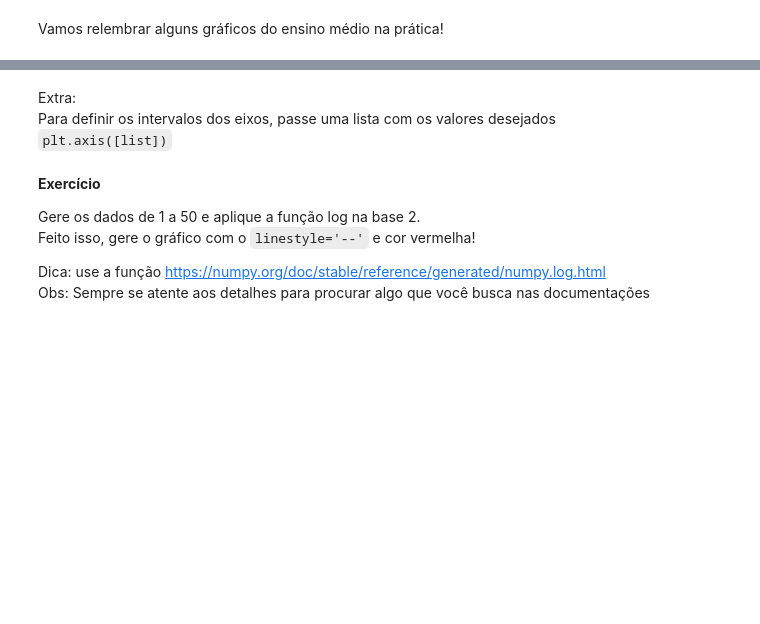
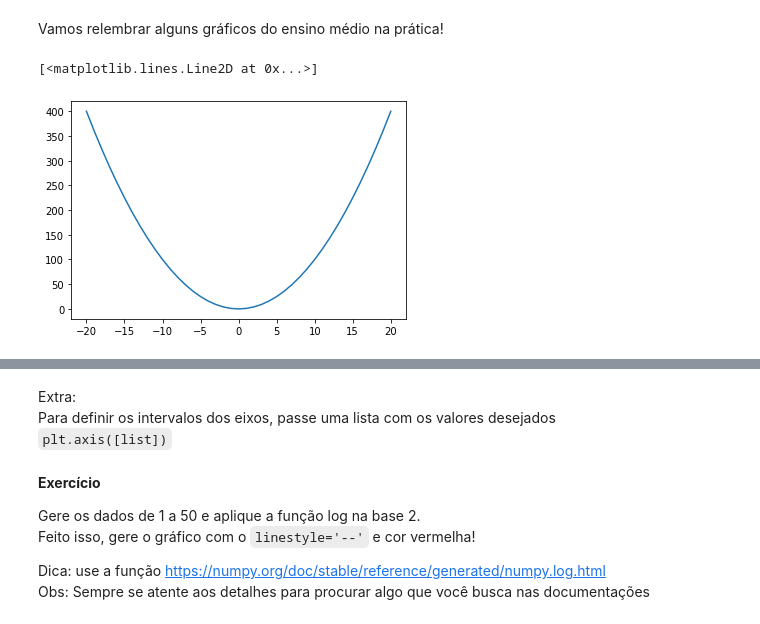
Before and after one commit to GuilhermeRuy97/Curso-ministrado-Python-para-Dados, a Jupyter notebook: dia4.ipynb, the cells around one changed output, grey strips where cells are left out. Saved outputs shown, nothing was run; the diff lists cells and outputs as text; code cells hidden in the pictures; blank space fills up the shorter version.

```diff
--- a/dia4.ipynb
+++ b/dia4.ipynb
@@ -2515,13 +2769,17 @@ Vamos relembrar alguns gráficos do ensino médio na prática!
 # %%
 # Retornando uma função quadrática
 
 # Criação do array de dados
 X = np.array( range(-20,21) )
 
 # Elevando os dados ao quadrado
 Y = X**2
 
 # Plot do gráfico com plt.plot(X,Y)
+plt.plot( X,  Y )
+# %% [output]
+[<matplotlib.lines.Line2D at 0x...>]
+[figure, added]
 # %%
 # Retornando uma função cúbica
 
```
Also changed, not shown: parts of 43 cells of this notebook.
